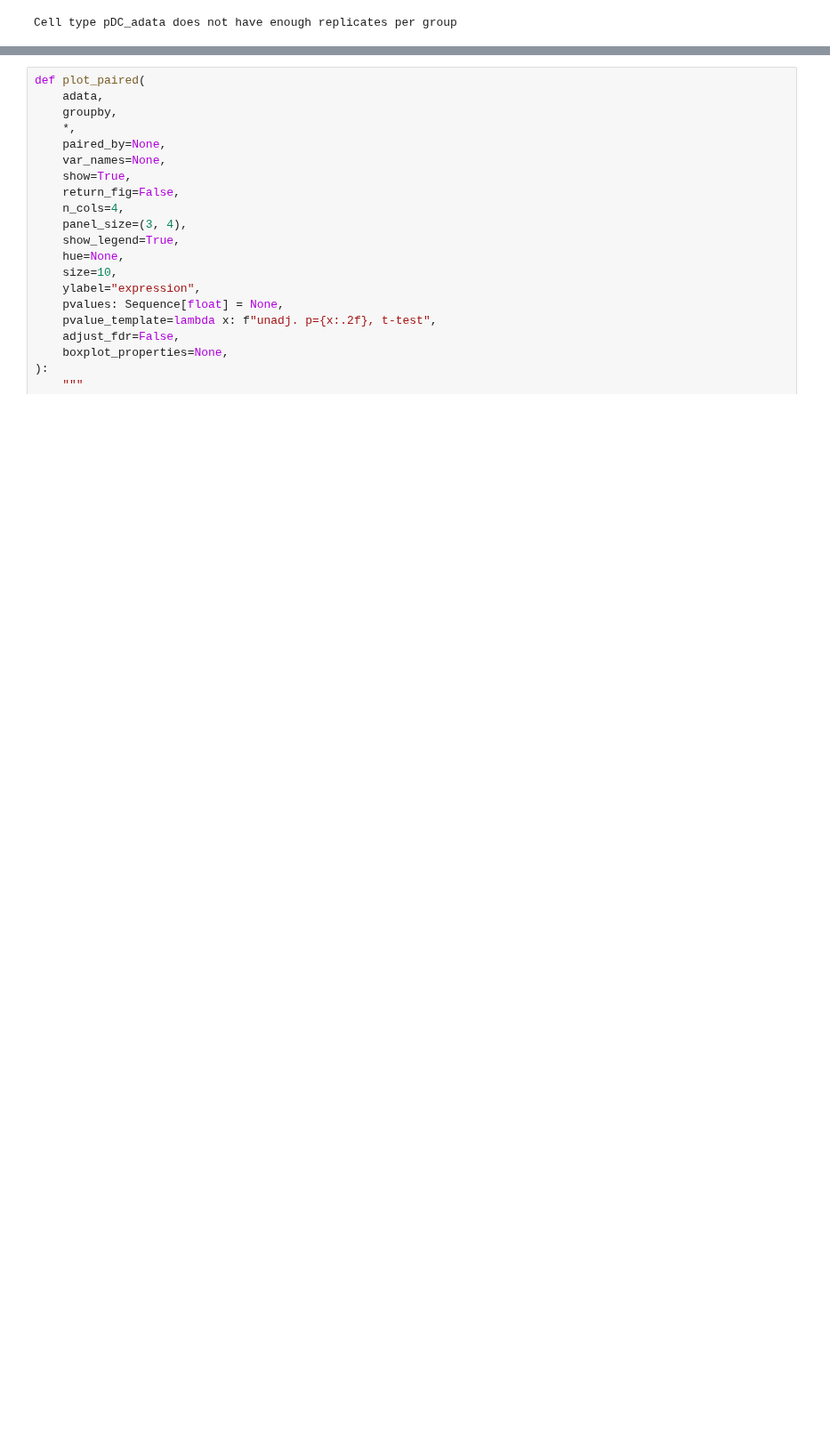
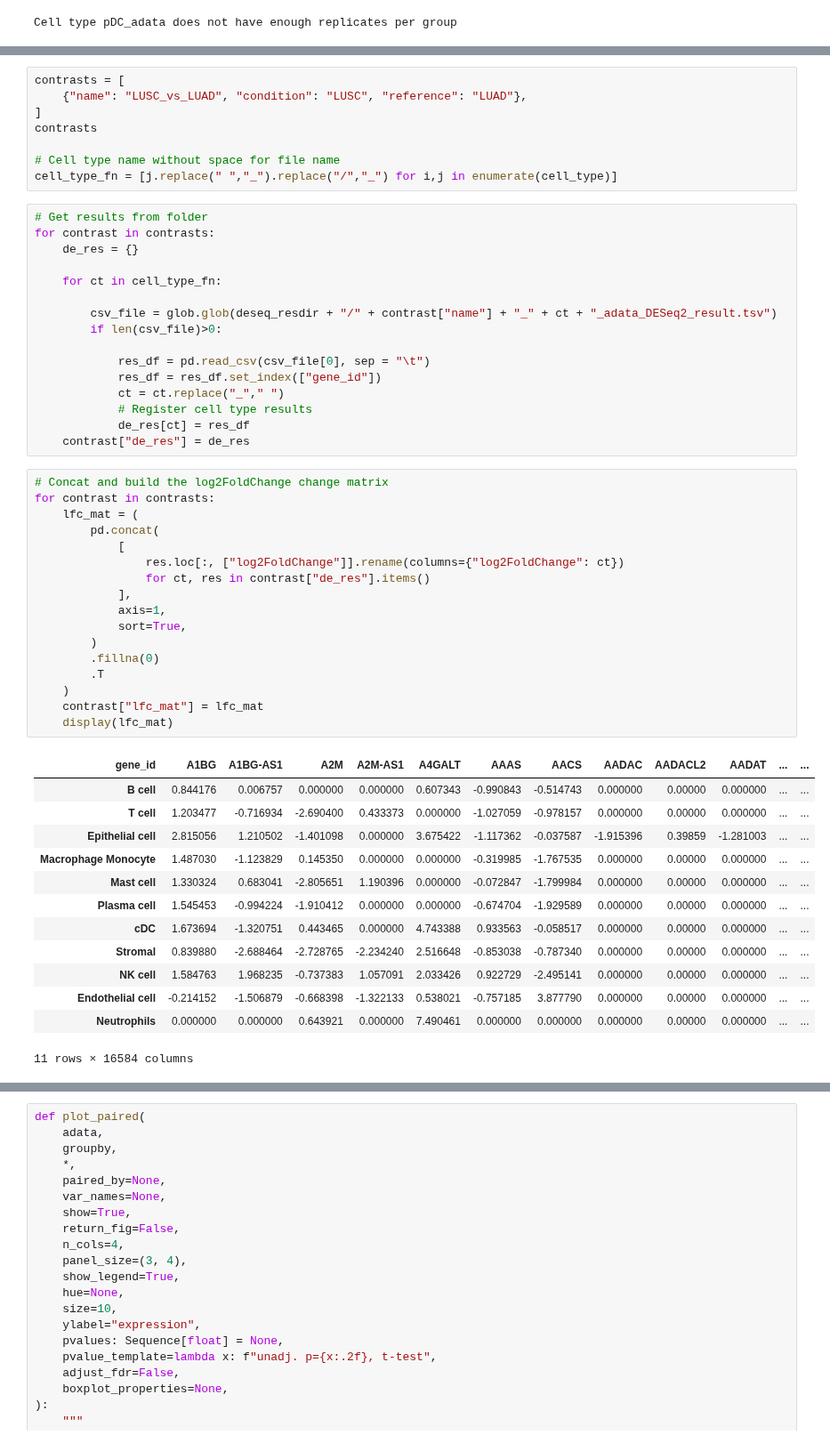
Before and after one commit to icbi-lab/atlas_protocol, a Jupyter notebook: docs/notebooks/06_differential_expression.ipynb, the cells around one changed output, grey strips where cells are left out. Shown at 89% size. Drawn from its saved outputs; the diff is of its cells as text; blank space fills up the shorter version.

```diff
--- a/docs/notebooks/06_differential_expression.ipynb
+++ b/docs/notebooks/06_differential_expression.ipynb
@@ -214,0 +176,55 @@ df
+# %%
+contrasts = [
+    {"name": "LUSC_vs_LUAD", "condition": "LUSC", "reference": "LUAD"},
+]
+contrasts
+
+# Cell type name without space for file name
+cell_type_fn = [j.replace(" ","_").replace("/","_") for i,j in enumerate(cell_type)]
+# %%
+# Get results from folder
+for contrast in contrasts:
+    de_res = {}
+
+    for ct in cell_type_fn:
+
+        csv_file = glob.glob(deseq_resdir + "/" + contrast["name"] + "_" + ct + "_adata_DESeq2_result.tsv")
+        if len(csv_file)>0:
+
+            res_df = pd.read_csv(csv_file[0], sep = "\t")
+            res_df = res_df.set_index(["gene_id"])
+            ct = ct.replace("_"," ")
+            # Register cell type results
+            de_res[ct] = res_df
+    contrast["de_res"] = de_res
+# %%
+# Concat and build the log2FoldChange change matrix
+for contrast in contrasts:
+    lfc_mat = (
+        pd.concat(
+            [
+                res.loc[:, ["log2FoldChange"]].rename(columns={"log2FoldChange": ct})
+                for ct, res in contrast["de_res"].items()
+            ],
+            axis=1,
+            sort=True,
+        )
+        .fillna(0)
+        .T
+    )
+    contrast["lfc_mat"] = lfc_mat
+    display(lfc_mat)
+# %% [output]
+| gene_id | A1BG | A1BG-AS1 | A2M | A2M-AS1 | A4GALT | AAAS | AACS | AADAC | AADACL2 | AADAT | ... | ... |
+| B cell | 0.844176 | 0.006757 | 0.000000 | 0.000000 | 0.607343 | -0.990843 | -0.514743 | 0.000000 | 0.00000 | 0.000000 | ... | ... |
+| T cell | 1.203477 | -0.716934 | -2.690400 | 0.433373 | 0.000000 | -1.027059 | -0.978157 | 0.000000 | 0.00000 | 0.000000 | ... | ... |
+| Epithelial cell | 2.815056 | 1.210502 | -1.401098 | 0.000000 | 3.675422 | -1.117362 | -0.037587 | -1.915396 | 0.39859 | -1.281003 | ... | ... |
+| Macrophage Monocyte | 1.487030 | -1.123829 | 0.145350 | 0.000000 | 0.000000 | -0.319985 | -1.767535 | 0.000000 | 0.00000 | 0.000000 | ... | ... |
+| Mast cell | 1.330324 | 0.683041 | -2.805651 | 1.190396 | 0.000000 | -0.072847 | -1.799984 | 0.000000 | 0.00000 | 0.000000 | ... | ... |
+| Plasma cell | 1.545453 | -0.994224 | -1.910412 | 0.000000 | 0.000000 | -0.674704 | -1.929589 | 0.000000 | 0.00000 | 0.000000 | ... | ... |
+| cDC | 1.673694 | -1.320751 | 0.443465 | 0.000000 | 4.743388 | 0.933563 | -0.058517 | 0.000000 | 0.00000 | 0.000000 | ... | ... |
+| Stromal | 0.839880 | -2.688464 | -2.728765 | -2.234240 | 2.516648 | -0.853038 | -0.787340 | 0.000000 | 0.00000 | 0.000000 | ... | ... |
+| NK cell | 1.584763 | 1.968235 | -0.737383 | 1.057091 | 2.033426 | 0.922729 | -2.495141 | 0.000000 | 0.00000 | 0.000000 | ... | ... |
+| Endothelial cell | -0.214152 | -1.506879 | -0.668398 | -1.322133 | 0.538021 | -0.757185 | 3.877790 | 0.000000 | 0.00000 | 0.000000 | ... | ... |
+| Neutrophils | 0.000000 | 0.000000 | 0.643921 | 0.000000 | 7.490461 | 0.000000 | 0.000000 | 0.000000 | 0.00000 | 0.000000 | ... | ... |
+11 rows × 16584 columns
```
Also changed, not shown: parts of 23 cells of this notebook.
